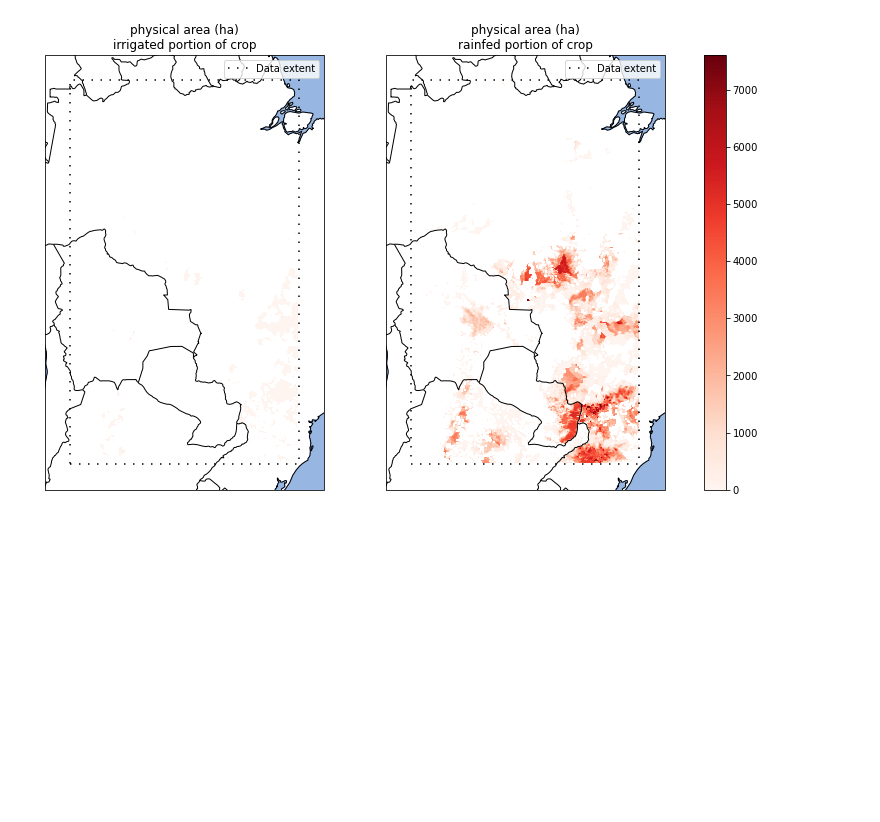
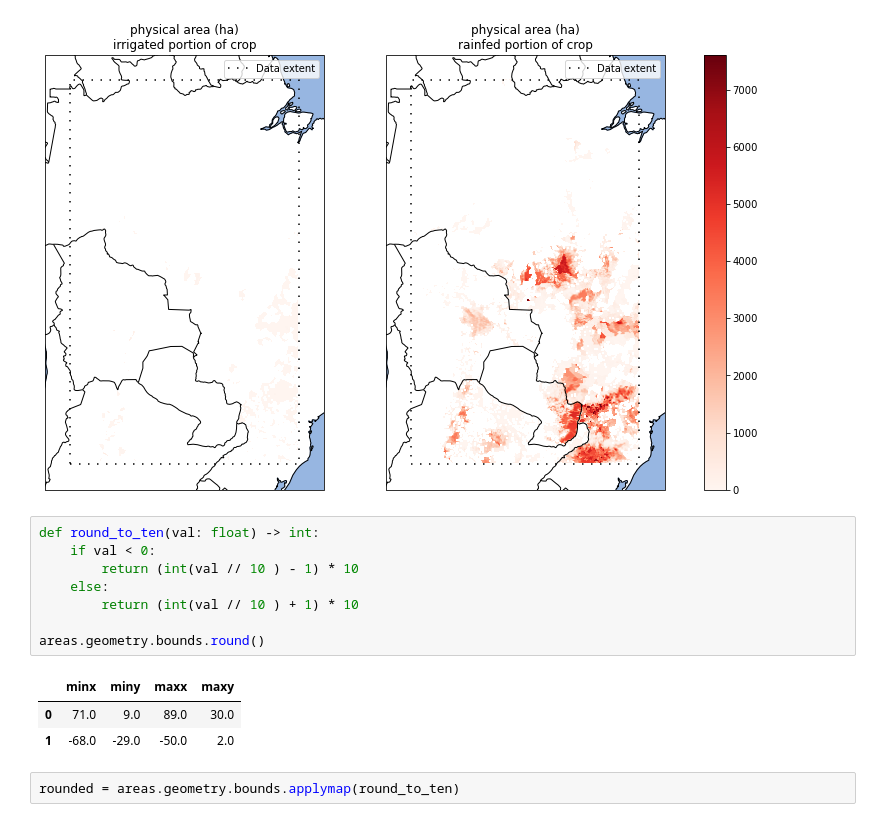
Before and after one commit to BielStela/vizzuality_challenge, a Jupyter notebook: challenge.ipynb, the cells around one changed output. Drawn from its saved outputs; the diff is of its cells as text; blank space fills up the shorter version.

```diff
--- a/challenge.ipynb
+++ b/challenge.ipynb
@@ -225,3 +226,17 @@ compare_rasters([r for r in yield_rasters if r.region == "india"])
 compare_rasters([r for r in yield_rasters if r.region == "america"])
 # %% [output]
 [figure]
+# %%
+def round_to_ten(val: float) -> int:
+    if val < 0:
+        return (int(val // 10 ) - 1) * 10
+    else:
+        return (int(val // 10 ) + 1) * 10
+
+areas.geometry.bounds.round()
+# %% [output]
+|  | minx | miny | maxx | maxy |
+| 0 | 71.0 | 9.0 | 89.0 | 30.0 |
+| 1 | -68.0 | -29.0 | -50.0 | 2.0 |
+# %%
+rounded = areas.geometry.bounds.applymap(round_to_ten)
```
Also changed, not shown: parts of 3 cells of this notebook, 1 other file.
